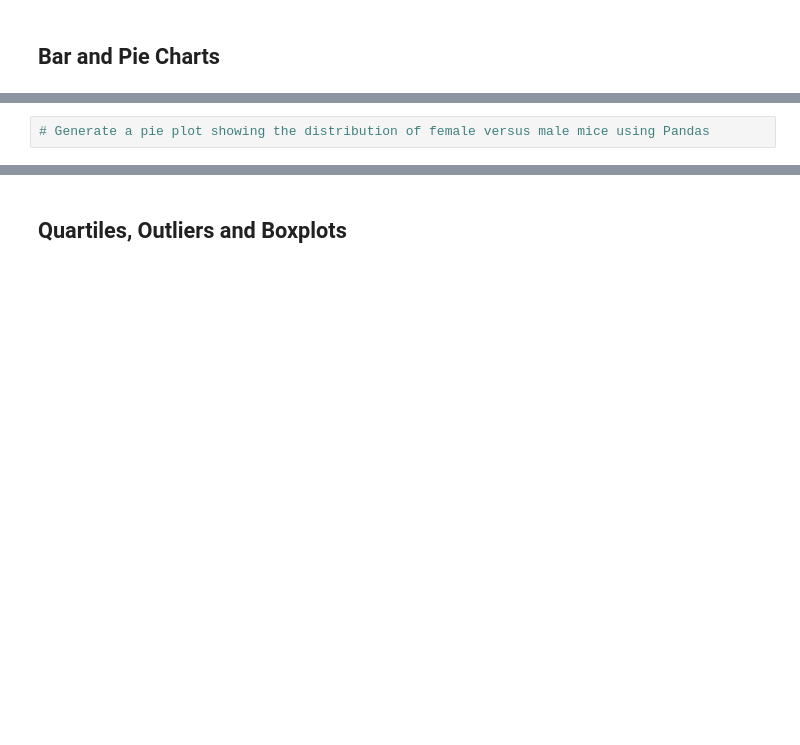
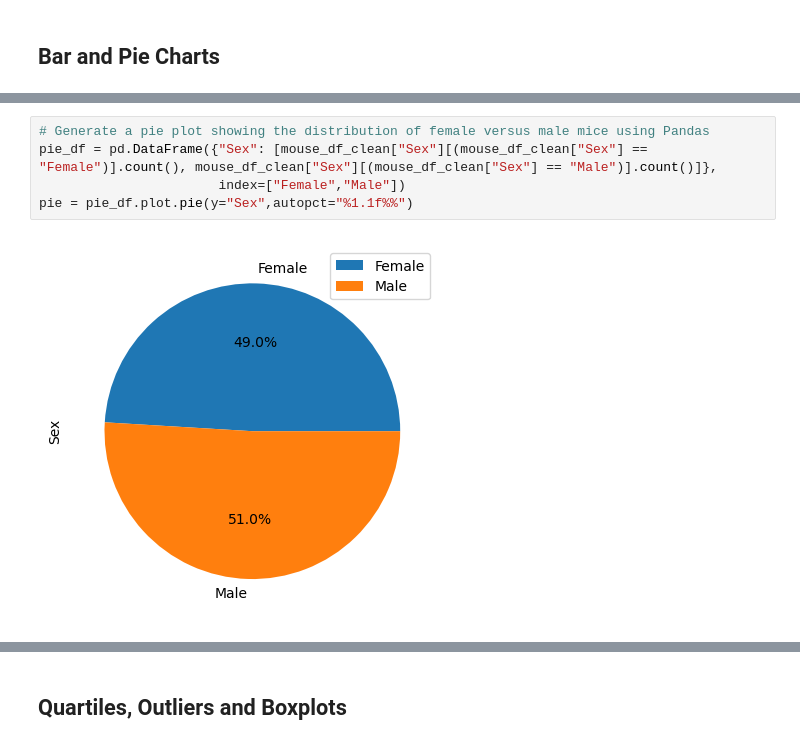
Before and after one commit to johnweissmann/matplotlib-challenge, a Jupyter notebook: Starter_Code 2/Pymaceuticals/pymaceuticals_starter.ipynb, the cells around one changed output, grey strips where cells are left out. Saved outputs shown, nothing was run; the diff lists cells and outputs as text; blank space fills up the shorter version.

```diff
--- a/Starter_Code 2/Pymaceuticals/pymaceuticals_starter.ipynb
+++ b/Starter_Code 2/Pymaceuticals/pymaceuticals_starter.ipynb
@@ -103,4 +154,9 @@ mouse_total_clean
 # %%
 # Generate a pie plot showing the distribution of female versus male mice using Pandas
+pie_df = pd.DataFrame({"Sex": [mouse_df_clean["Sex"][(mouse_df_clean["Sex"] == "Female")].count(), mouse_df_clean["Sex"][(mouse_df_clean["Sex"] == "Male")].count()]},
+                       index=["Female","Male"])
+pie = pie_df.plot.pie(y="Sex",autopct="%1.1f%%")
+# %% [output]
+[figure, added]
 # %%
 # Generate a pie plot showing the distribution of female versus male mice using pyplot
```
Also changed, not shown: parts of 13 cells of this notebook, 2 other files.
